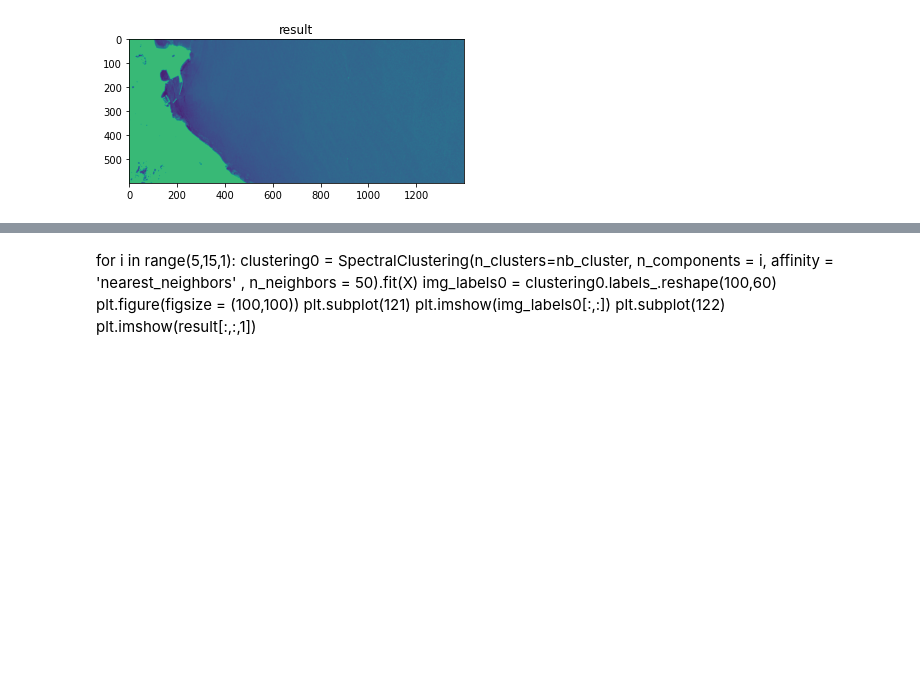
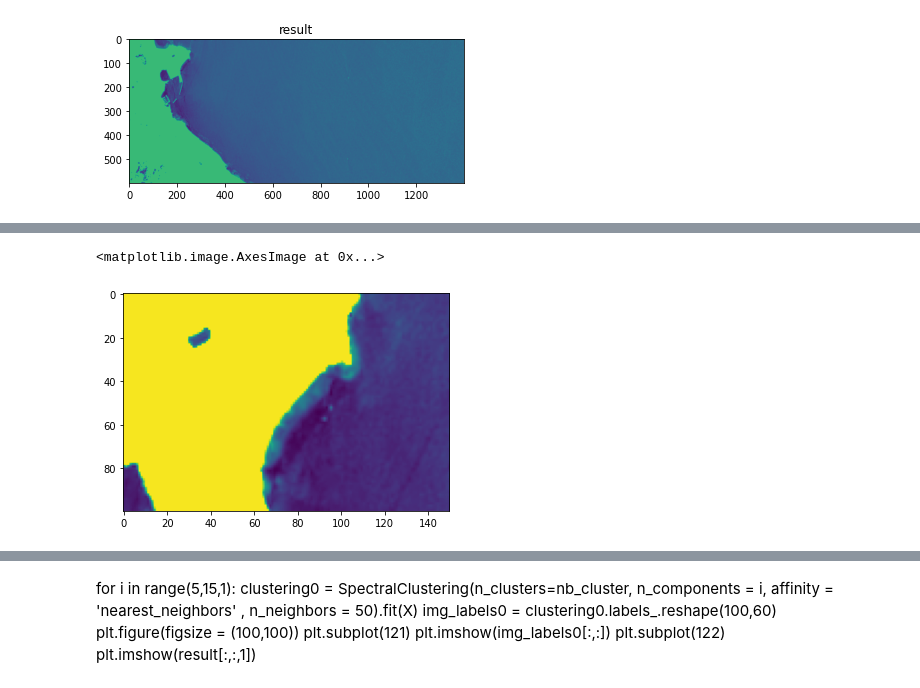
Before and after one commit to BasileR/plastic_detection_from_space, a Jupyter notebook: graphs.ipynb, the cells around one changed output, grey strips where cells are left out. Saved outputs shown, nothing was run; the diff lists cells and outputs as text; code cells hidden in the pictures; blank space fills up the shorter version.

```diff
--- a/graphs.ipynb
+++ b/graphs.ipynb
@@ -111,0 +116,5 @@ plt.imshow(result[:,:,3])
+# %%
+plt.imshow(result[:,:,1])
+# %% [output]
+<matplotlib.image.AxesImage at 0x...>
+[figure, added]
```
Also changed, not shown: parts of 16 cells of this notebook, 2 other files.
